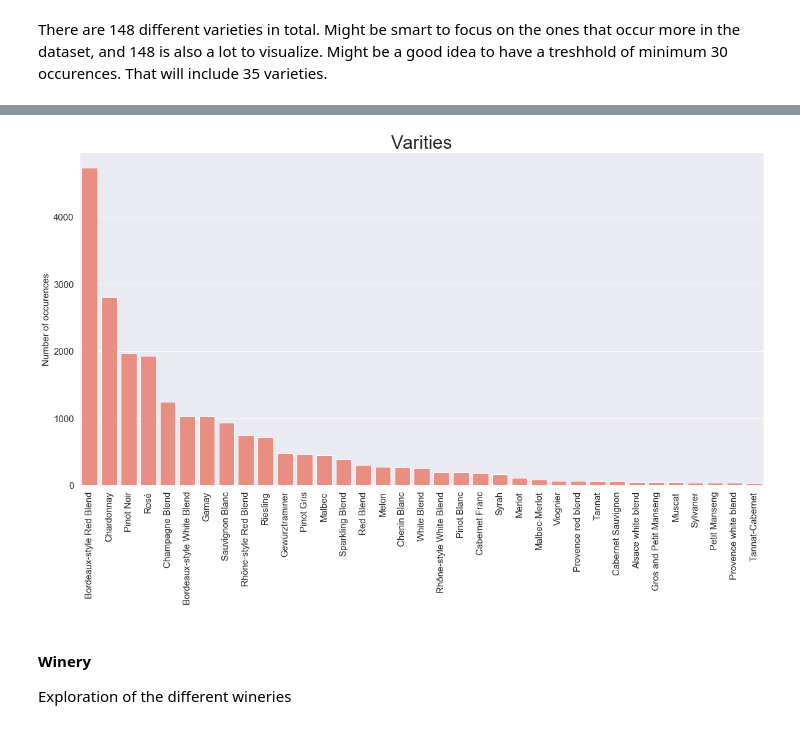
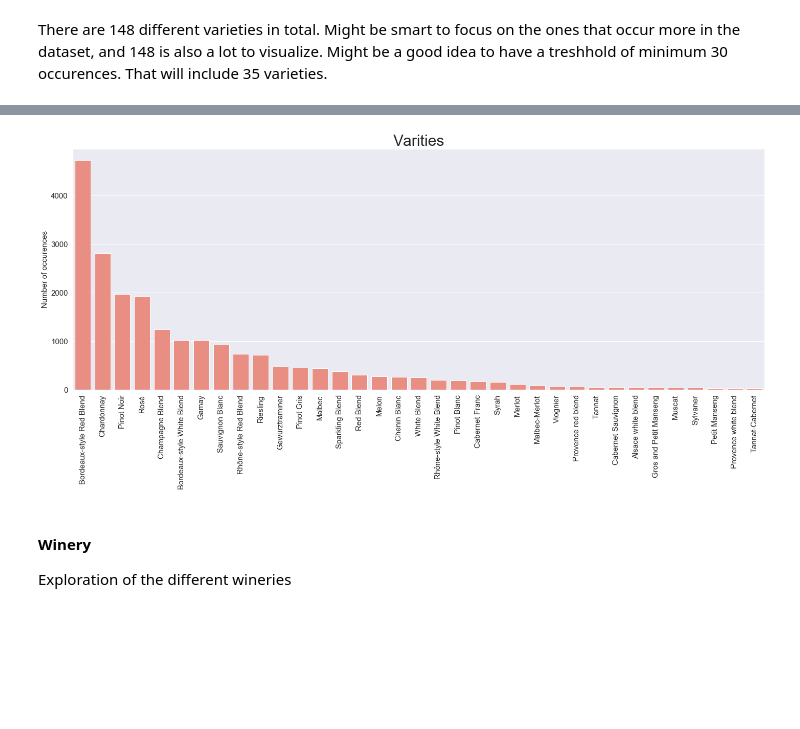
Before and after one commit to com-480-data-visualization/com-480-project-lesvizerables, a Jupyter notebook: Milestone1.ipynb, the cells around one changed output, grey strips where cells are left out. Drawn from its saved outputs; the diff is of its cells as text; code cells hidden in the pictures; blank space fills up the shorter version.

Commit message:
Scaled plots

```diff
--- a/Milestone1.ipynb
+++ b/Milestone1.ipynb
@@ -124,14 +126,15 @@ wines_lim.head(3)
 # %%
 sns.set(rc={'figure.figsize':(20,10)})
 s = sns.barplot(x = wanted_varieties.index, y = wanted_varieties.values, color = 'salmon')
 s.set_xticklabels(labels = wanted_varieties.index, rotation=90) # rotate text on x-axis to avoid overlap
 s.set_title('Varities', fontsize = 30)
 s.set_ylabel('Number of occurences', fontsize = 15)
 s.tick_params(labelsize=15)
 
+plt.tight_layout()
 plt.savefig('varieties_vertical.pdf', format='pdf')
 # %% [output]
-[figure, old version]
+[figure, new version]
 # %% [markdown]
 #### Winery
 Exploration of the different wineries
```
Also changed, not shown: parts of 5 cells of this notebook, 8 other files.
